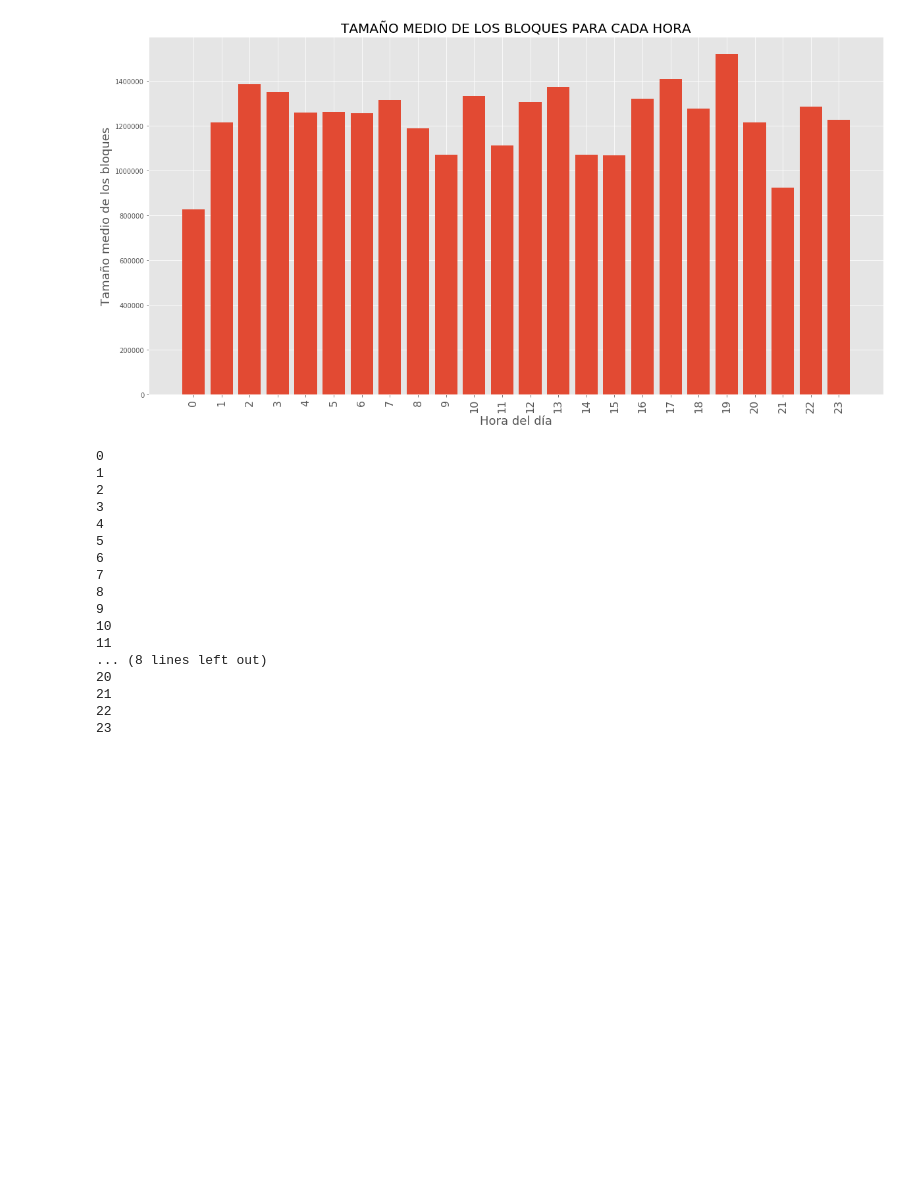
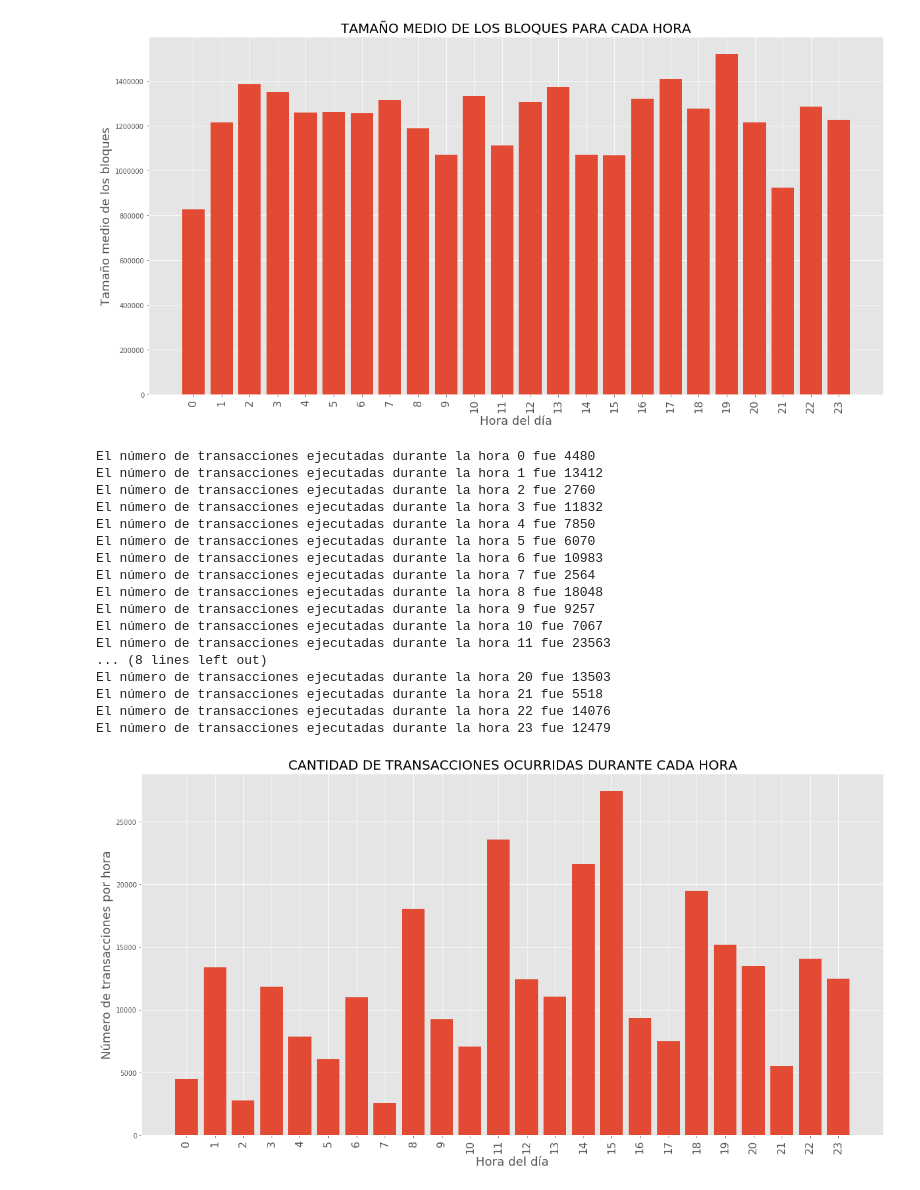
Before and after one commit to JaimePerez89/Bitcoin, a Jupyter notebook: Notebook_pruebas.ipynb, the cells around one changed output. Cells and saved outputs as stored; diff of their text form; code cells hidden in the pictures; blank space fills up the shorter version.

Commit message:
Se incluye la función del apartado 5 con el número de transacciones por hora

```diff
--- a/Notebook_pruebas.ipynb
+++ b/Notebook_pruebas.ipynb
@@ -17,0 +14,3 @@ print(block_data['0000000000000000000b42a57bf047247c5bfe67a8adeeb1bd51e440d0632f
+# %%
+for i in block_data:
+    print(block_data[i]['size'])
@@ -454,24 +471,3 @@ El valor medio de los tamaños para la hora 21 es 925557.1666666666
 El valor medio de los tamaños para la hora 22 es 1287358.3333333333
 El valor medio de los tamaños para la hora 23 es 1227950.5
 [figure]
-# %%
-for j in range(24):
-    print(j)
-# %% [output]
-0
-1
-2
-3
-4
-5
-6
-7
-8
-9
-10
-11
-... (8 lines left out)
-20
-21
-22
-23
@@ -477,0 +564,21 @@ for j in range(24):
+# %%
+cantidad_transacciones_hr(txs_data, 'Y')
+# %% [output]
+El número de transacciones ejecutadas durante la hora 0 fue 4480
+El número de transacciones ejecutadas durante la hora 1 fue 13412
+El número de transacciones ejecutadas durante la hora 2 fue 2760
+El número de transacciones ejecutadas durante la hora 3 fue 11832
+El número de transacciones ejecutadas durante la hora 4 fue 7850
+El número de transacciones ejecutadas durante la hora 5 fue 6070
+El número de transacciones ejecutadas durante la hora 6 fue 10983
+El número de transacciones ejecutadas durante la hora 7 fue 2564
+El número de transacciones ejecutadas durante la hora 8 fue 18048
+El número de transacciones ejecutadas durante la hora 9 fue 9257
+El número de transacciones ejecutadas durante la hora 10 fue 7067
+El número de transacciones ejecutadas durante la hora 11 fue 23563
+... (8 lines left out)
+El número de transacciones ejecutadas durante la hora 20 fue 13503
+El número de transacciones ejecutadas durante la hora 21 fue 5518
+El número de transacciones ejecutadas durante la hora 22 fue 14076
+El número de transacciones ejecutadas durante la hora 23 fue 12479
+[figure, added]
```
Also changed, not shown: parts of 3 cells of this notebook, 7 other files.
